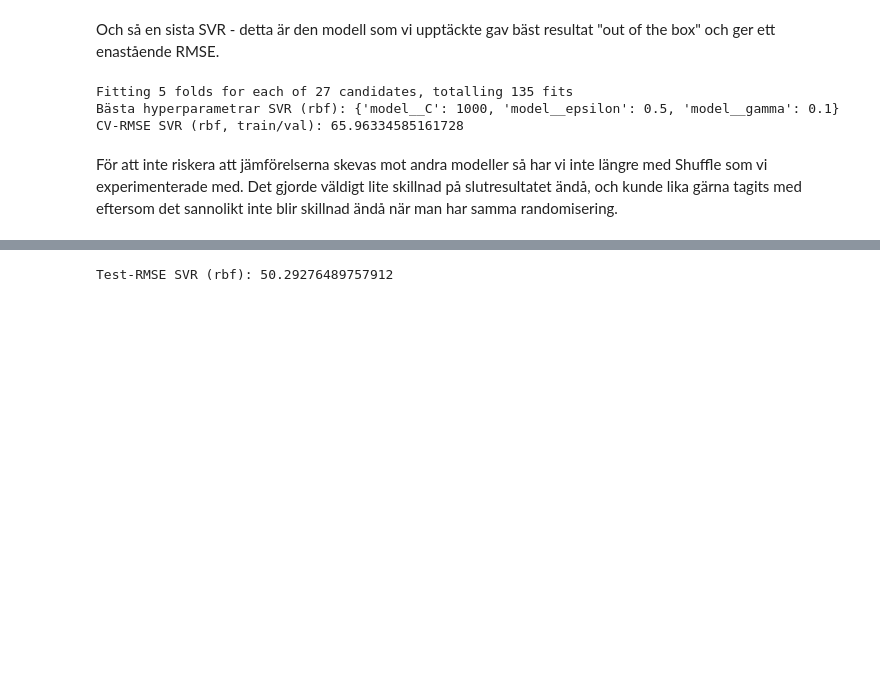
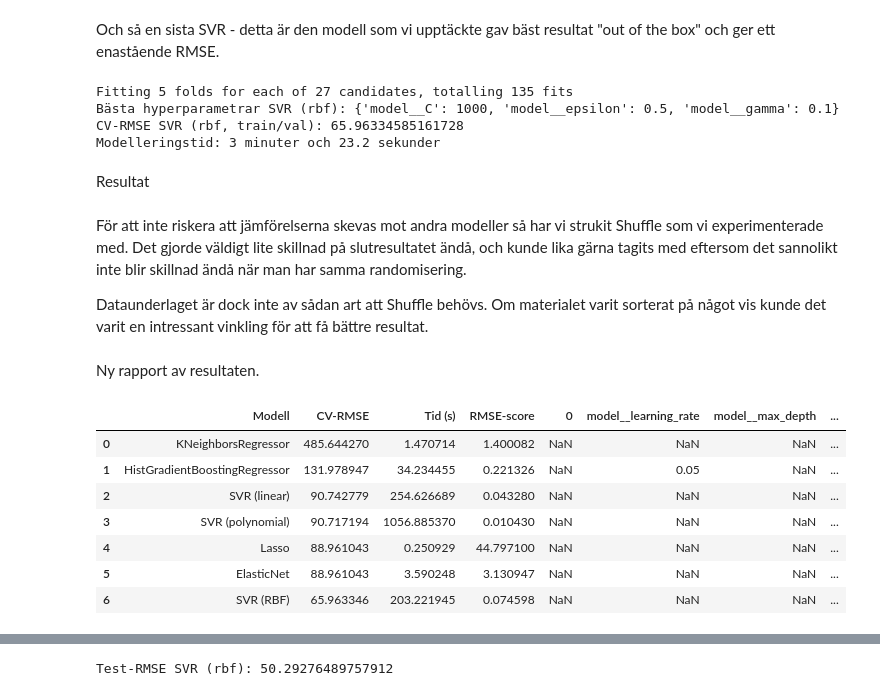
Before and after one commit to Puttaren/ML_grupparbete, a Jupyter notebook: ML-uppgift för inlämning.ipynb, the cells around one changed output, grey strips where cells are left out. Cells and saved outputs as stored; diff of their text form; code cells hidden in the pictures; blank space fills up the shorter version.

```diff
--- a/ML-uppgift för inlämning.ipynb
+++ b/ML-uppgift för inlämning.ipynb
@@ -666,6 +745,9 @@ Hoppla! Det här var förvånande att en lätt masserad SVR-modell gav så dåli
 # %% [markdown]
 Och så en sista SVR - detta är den modell som vi upptäckte gav bäst resultat "out of the box" och ger ett enastående RMSE.
 # %%
+# Tidtagning
+start_time = time.time()
+
 # Pipeline
 svr_rbf_pipe = Pipeline([
     ("preprocessor", preprocessor),
@@ -694,14 +776,69 @@ svr_grid_rbf = GridSearchCV(
 # Träna på train/val
 svr_grid_rbf.fit(X_trainval, y_trainval)
 
-# CV-resultat
+# Slut tidtagning
+end_time = time.time()
+elapsed = end_time - start_time
+minutes, seconds = divmod(elapsed, 60)
+
+# Rapportera resultat
 print("Bästa hyperparametrar SVR (rbf):", svr_grid_rbf.best_params_)
 print("CV-RMSE SVR (rbf, train/val):", -svr_grid_rbf.best_score_)
+print(f"Modelleringstid: {int(minutes)} minuter och {seconds:.1f} sekunder")
 # %% [output]
 Fitting 5 folds for each of 27 candidates, totalling 135 fits
 Bästa hyperparametrar SVR (rbf): {'model__C': 1000, 'model__epsilon': 0.5, 'model__gamma': 0.1}
 CV-RMSE SVR (rbf, train/val): 65.96334585161728
+Modelleringstid: 3 minuter och 23.2 sekunder
+# %% [markdown]
+Resultat
+# %%
+results.append({
+    "model": "SVR (RBF)",
+    "cv_rmse": -svr_grid_rbf.best_score_,
+    "best_params": svr_grid_rbf.best_params_,
+    "elapsed_s": elapsed
+})
 # %% [markdown]
-För att inte riskera att jämförelserna skevas mot andra modeller så har vi inte längre med Shuffle som vi experimenterade med. Det gjorde väldigt lite skillnad på slutresultatet ändå, och kunde lika gärna tagits med eftersom det sannolikt inte blir skillnad ändå när man har samma randomisering.
+För att inte riskera att jämförelserna skevas mot andra modeller så har vi strukit Shuffle som vi experimenterade med. Det gjorde väldigt lite skillnad på slutresultatet ändå, och kunde lika gärna tagits med eftersom det sannolikt inte blir skillnad ändå när man har samma randomisering.
+
+Dataunderlaget är dock inte av sådan art att Shuffle behövs. Om materialet varit sorterat på något vis kunde det varit en intressant vinkling för att få bättre resultat.
+# %% [markdown]
+Ny rapport av resultaten.
+# %%
+# Vi gör en dataframe av resultaten vi samlat in
+results_df = pd.DataFrame(results)
+
+# Nu tar vi även med de bästa hyperparametrarna
+params_df = results_df["best_params"].apply(pd.Series)
+
+# En enkel "effektivitets-score": felinverterad och tidsviktad
+results_df["rmse_score"] = 1 / (results_df["cv_rmse"] * results_df["elapsed_s"]) * 1000
+
+summary_df = pd.concat(
+    [
+        results_df[["model", "cv_rmse", "elapsed_s", "rmse_score"]],
+        params_df
+    ],
+    axis=1
+).rename(columns={
+    "model": "Modell",
+    "cv_rmse": "CV-RMSE",
+    "elapsed_s": "Tid (s)",
+    "rmse_score": "RMSE-score"
+})
+
+display(
+    summary_df.sort_values("CV-RMSE", ascending=False).reset_index(drop=True)
+)
+# %% [output]
+|  | Modell | CV-RMSE | Tid (s) | RMSE-score | 0 | model__learning_rate | model__max_depth | ... |
+| 0 | KNeighborsRegressor | 485.644270 | 1.470714 | 1.400082 | NaN | NaN | NaN | ... |
+| 1 | HistGradientBoostingRegressor | 131.978947 | 34.234455 | 0.221326 | NaN | 0.05 | NaN | ... |
+| 2 | SVR (linear) | 90.742779 | 254.626689 | 0.043280 | NaN | NaN | NaN | ... |
+| 3 | SVR (polynomial) | 90.717194 | 1056.885370 | 0.010430 | NaN | NaN | NaN | ... |
+| 4 | Lasso | 88.961043 | 0.250929 | 44.797100 | NaN | NaN | NaN | ... |
+| 5 | ElasticNet | 88.961043 | 3.590248 | 3.130947 | NaN | NaN | NaN | ... |
+| 6 | SVR (RBF) | 65.963346 | 203.221945 | 0.074598 | NaN | NaN | NaN | ... |
 # %% [markdown]
 # Slutsats
```
Also changed, not shown: parts of 28 cells of this notebook.
